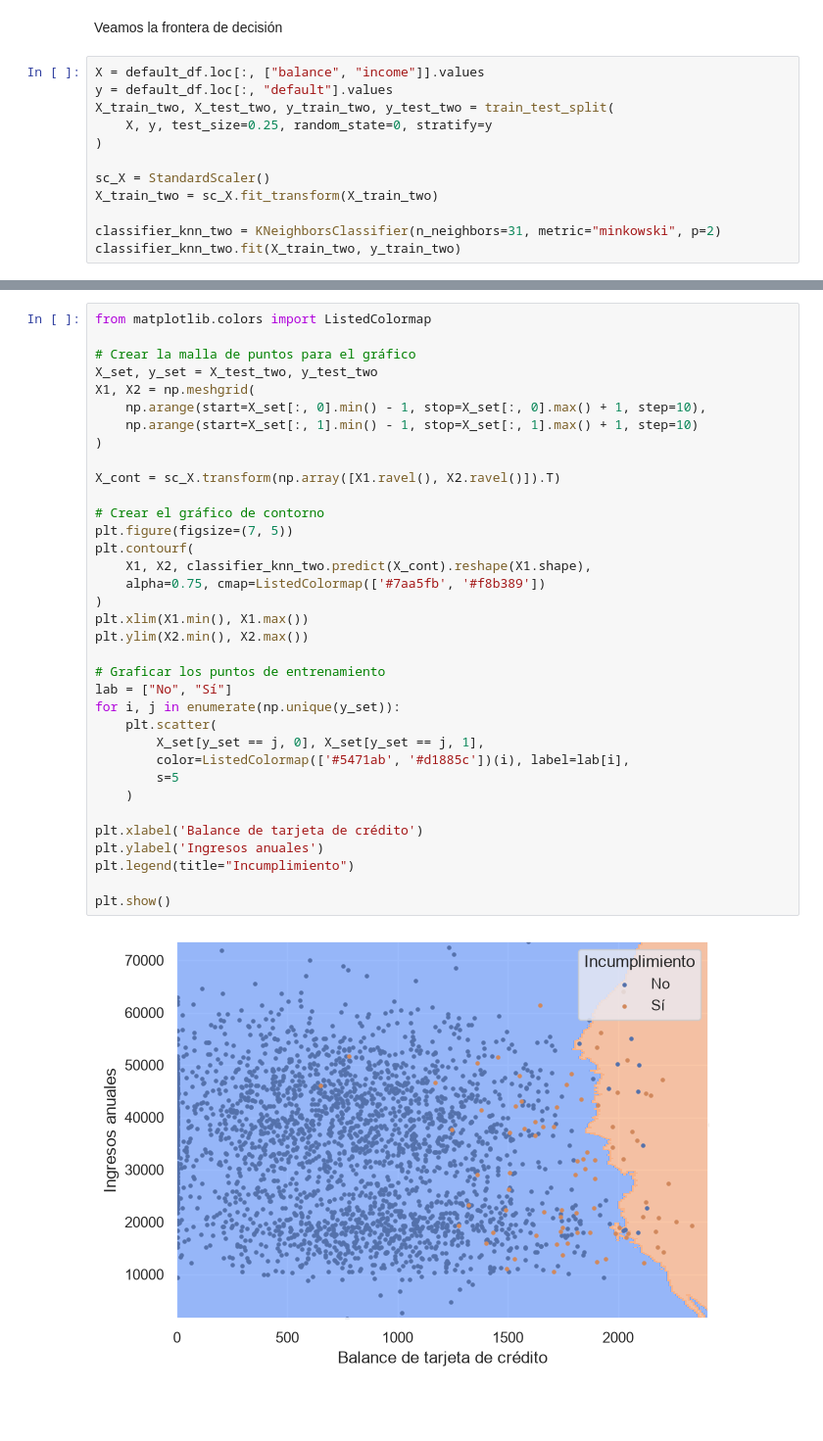
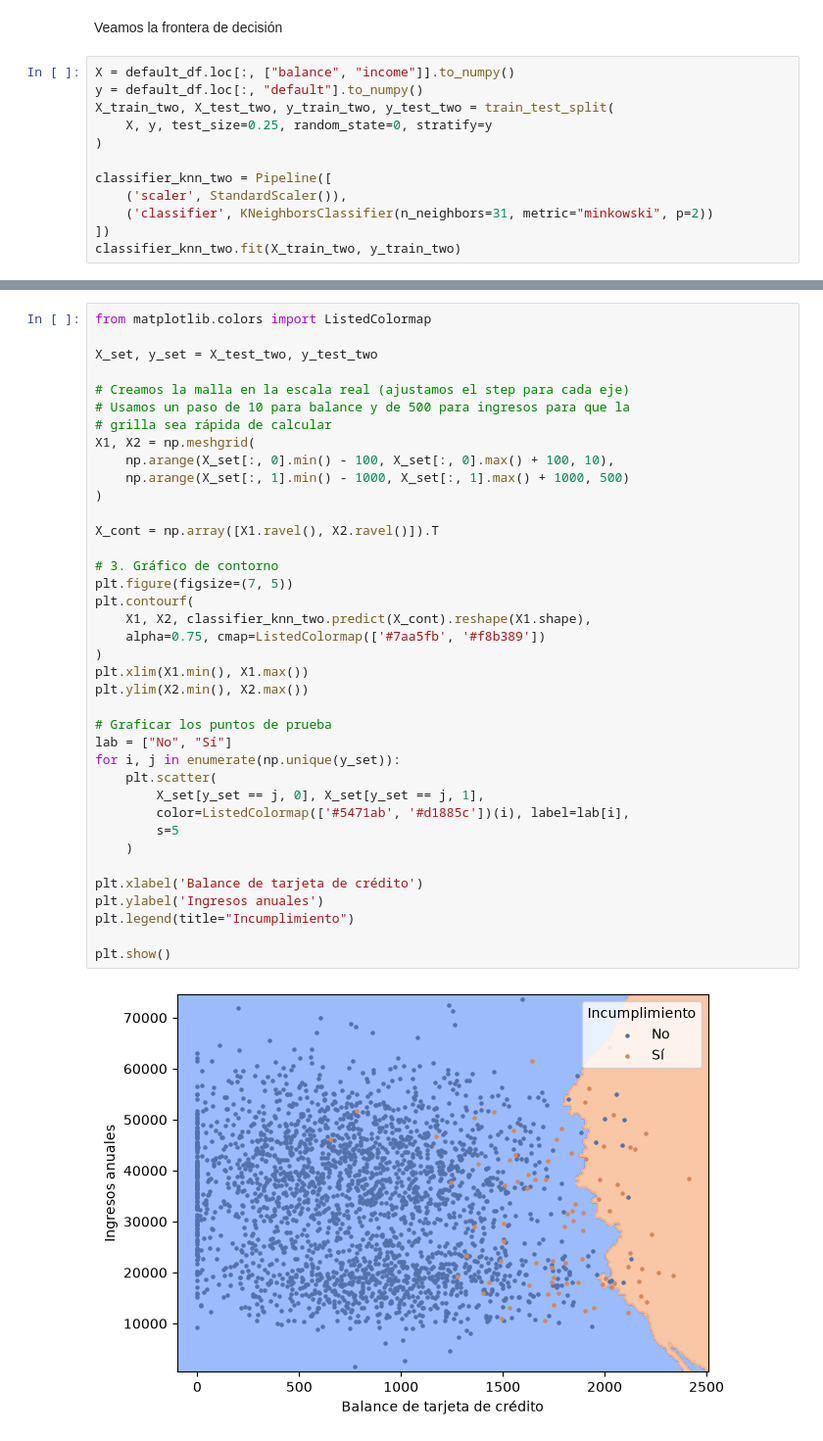
Before and after one commit to uqee/ceia-aprendizaje-de-maquina, a Jupyter notebook: clase2/jupyter_notebooks/2 - Clasificacion.ipynb, the cells around one changed output, grey strips where cells are left out. Shown at 98% size. Drawn from its saved outputs; the diff is of its cells as text; blank space fills up the shorter version.

```diff
--- a/clase2/jupyter_notebooks/2 - Clasificacion.ipynb
+++ b/clase2/jupyter_notebooks/2 - Clasificacion.ipynb
@@ -227,15 +256,15 @@ F1-score: 0.45
 # %% [markdown]
 Veamos la frontera de decisión
 # %%
-X = default_df.loc[:, ["balance", "income"]].values
-y = default_df.loc[:, "default"].values
+X = default_df.loc[:, ["balance", "income"]].to_numpy()
+y = default_df.loc[:, "default"].to_numpy()
 X_train_two, X_test_two, y_train_two, y_test_two = train_test_split(
     X, y, test_size=0.25, random_state=0, stratify=y
 )
 
-sc_X = StandardScaler()
-X_train_two = sc_X.fit_transform(X_train_two)
-
-classifier_knn_two = KNeighborsClassifier(n_neighbors=31, metric="minkowski", p=2)
+classifier_knn_two = Pipeline([
+    ('scaler', StandardScaler()),
+    ('classifier', KNeighborsClassifier(n_neighbors=31, metric="minkowski", p=2))
+])
 classifier_knn_two.fit(X_train_two, y_train_two)
 # %% [output]
@@ -243,37 +273,40 @@ KNeighborsClassifier(n_neighbors=31)
 # %%
 from matplotlib.colors import ListedColormap
 
-# Crear la malla de puntos para el gráfico
 X_set, y_set = X_test_two, y_test_two
+
+# Creamos la malla en la escala real (ajustamos el step para cada eje)
+# Usamos un paso de 10 para balance y de 500 para ingresos para que la
+# grilla sea rápida de calcular
 X1, X2 = np.meshgrid(
-    np.arange(start=X_set[:, 0].min() - 1, stop=X_set[:, 0].max() + 1, step=10),
-    np.arange(start=X_set[:, 1].min() - 1, stop=X_set[:, 1].max() + 1, step=10)
+    np.arange(X_set[:, 0].min() - 100, X_set[:, 0].max() + 100, 10),
+    np.arange(X_set[:, 1].min() - 1000, X_set[:, 1].max() + 1000, 500)
 )
 
-X_cont = sc_X.transform(np.array([X1.ravel(), X2.ravel()]).T)
+X_cont = np.array([X1.ravel(), X2.ravel()]).T
 
-# Crear el gráfico de contorno
+# 3. Gráfico de contorno
 plt.figure(figsize=(7, 5))
 plt.contourf(
     X1, X2, classifier_knn_two.predict(X_cont).reshape(X1.shape),
     alpha=0.75, cmap=ListedColormap(['#7aa5fb', '#f8b389'])
 )
 plt.xlim(X1.min(), X1.max())
 plt.ylim(X2.min(), X2.max())
 
-# Graficar los puntos de entrenamiento
+# Graficar los puntos de prueba
 lab = ["No", "Sí"]
 for i, j in enumerate(np.unique(y_set)):
     plt.scatter(
         X_set[y_set == j, 0], X_set[y_set == j, 1],
         color=ListedColormap(['#5471ab', '#d1885c'])(i), label=lab[i],
         s=5
     )
 
 plt.xlabel('Balance de tarjeta de crédito')
 plt.ylabel('Ingresos anuales')
 plt.legend(title="Incumplimiento")
 
 plt.show()
 # %% [output]
-[figure, old version]
+[figure, new version]
```
Also changed, not shown: parts of 12 cells of this notebook.
